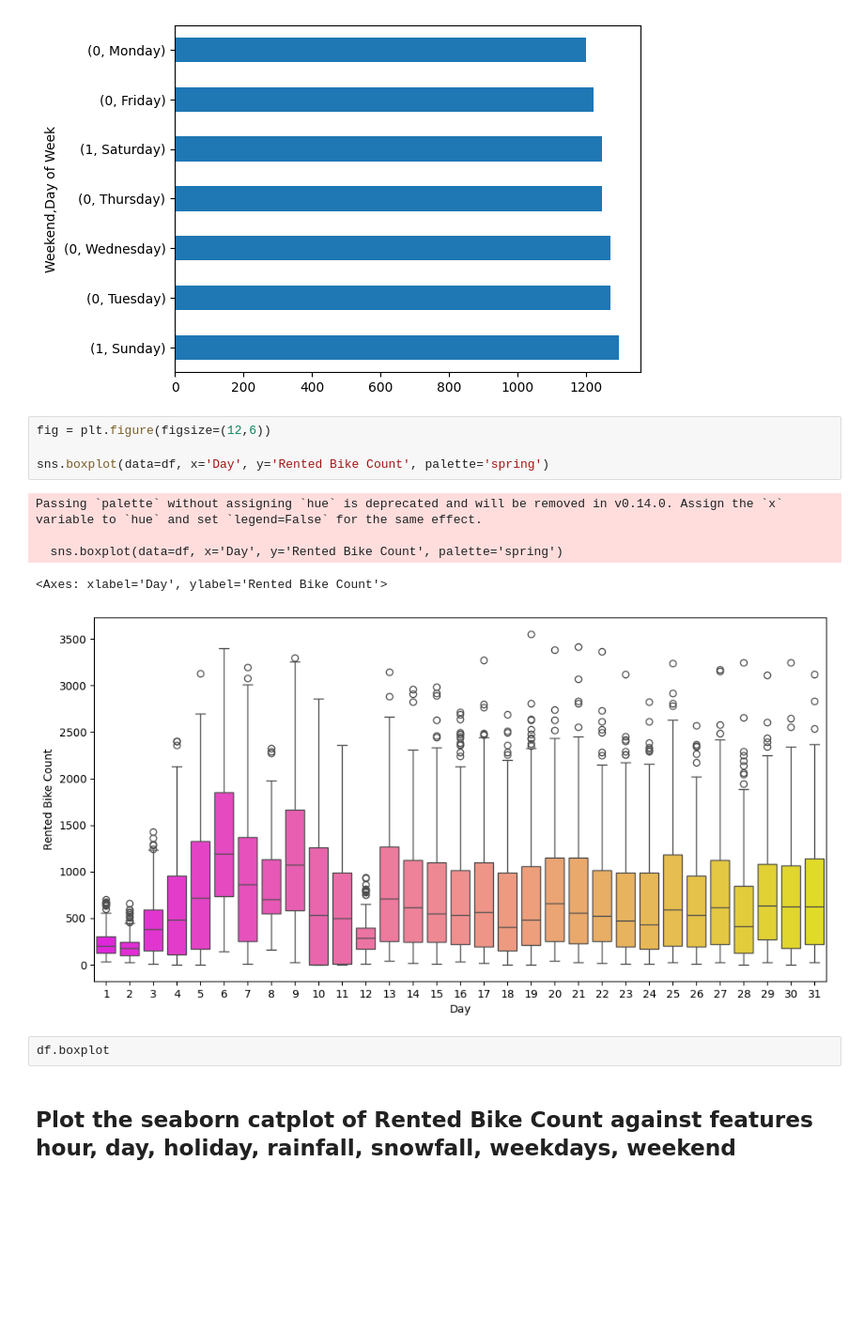
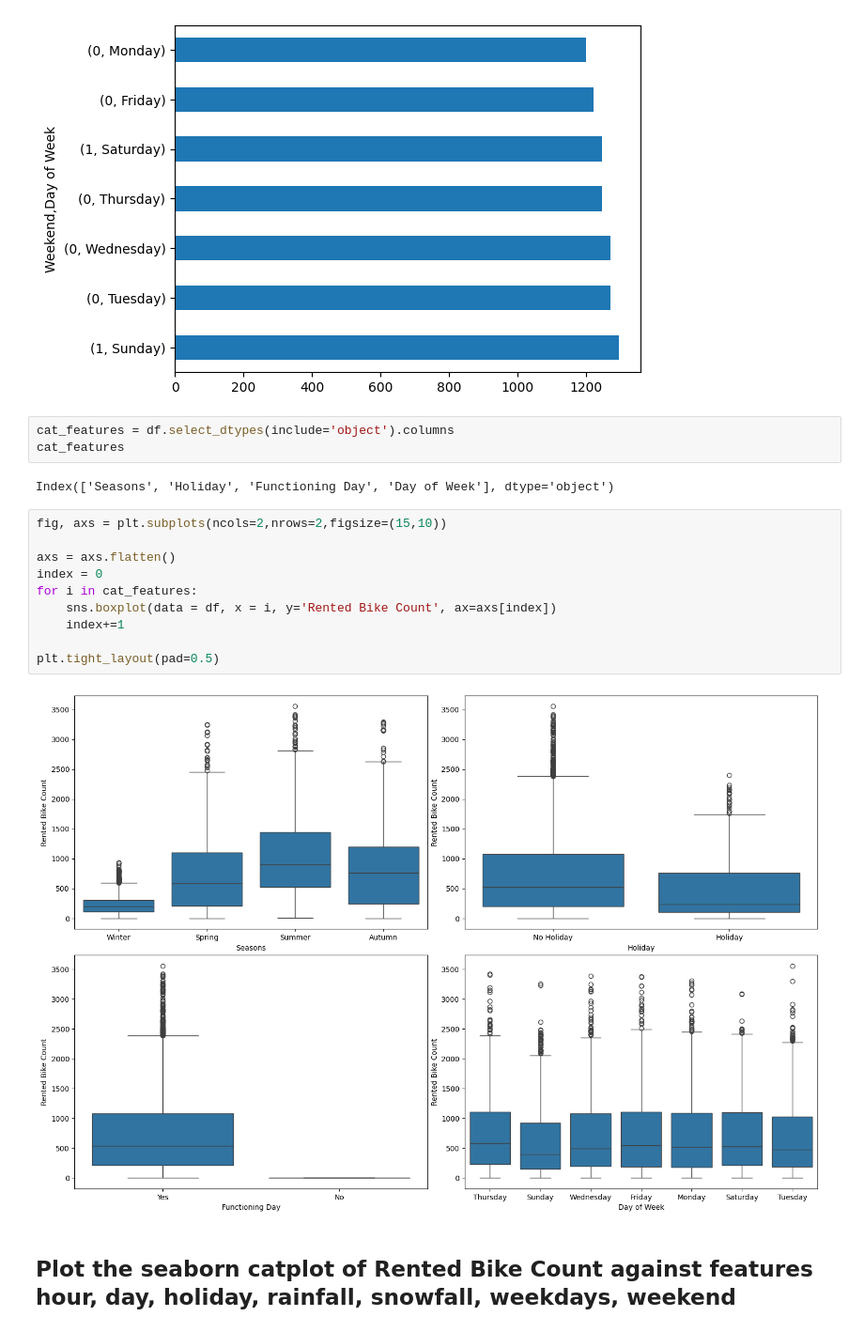
Before and after one commit to kitsbits/aiml, a Jupyter notebook: ml-core/bike-regression.ipynb, the cells around one changed output. Shown: that part at 94% size. Cells and saved outputs as stored; diff of their text form; blank space fills up the shorter version.

Commit message:
Finish up bike regression

```diff
--- a/ml-core/bike-regression.ipynb
+++ b/ml-core/bike-regression.ipynb
@@ -262,17 +280,22 @@ df[["Weekend", "Day of Week"]].value_counts().plot(kind="barh")
 # %% [output]
 <Axes: ylabel='Weekend,Day of Week'>
 [figure]
-# %%
-fig = plt.figure(figsize=(12,6))
-
-sns.boxplot(data=df, x='Day', y='Rented Bike Count', palette='spring')
-# %% [output]
-Passing `palette` without assigning `hue` is deprecated and will be removed in v0.14.0. Assign the `x` variable to `hue` and set `legend=False` for the same effect.
-
-  sns.boxplot(data=df, x='Day', y='Rented Bike Count', palette='spring')
-<Axes: xlabel='Day', ylabel='Rented Bike Count'>
-[figure, removed]
-# %%
-df.boxplot
+# %%
+cat_features = df.select_dtypes(include='object').columns
+cat_features
+# %% [output]
+Index(['Seasons', 'Holiday', 'Functioning Day', 'Day of Week'], dtype='object')
+# %%
+fig, axs = plt.subplots(ncols=2,nrows=2,figsize=(15,10))
+
+axs = axs.flatten()
+index = 0
+for i in cat_features:
+    sns.boxplot(data = df, x = i, y='Rented Bike Count', ax=axs[index])
+    index+=1
+
+plt.tight_layout(pad=0.5)
+# %% [output]
+[figure, added]
 # %% [markdown]
 ## Plot the seaborn catplot of Rented Bike Count against features hour, day, holiday, rainfall, snowfall, weekdays, weekend
```
Also changed, not shown: parts of 21 cells of this notebook, 2 other files.
